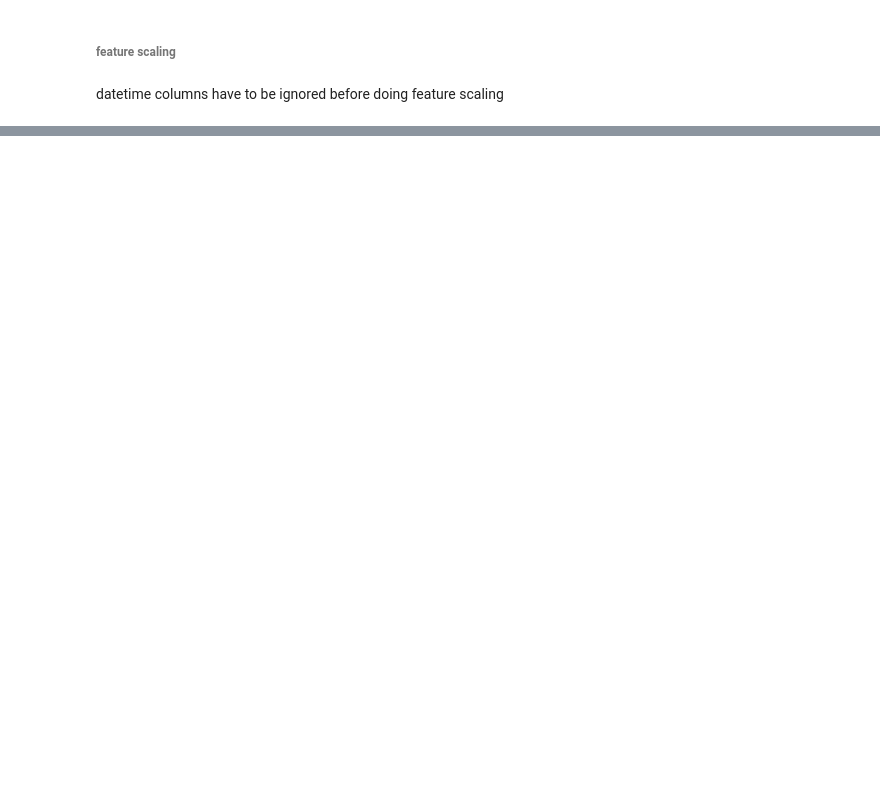
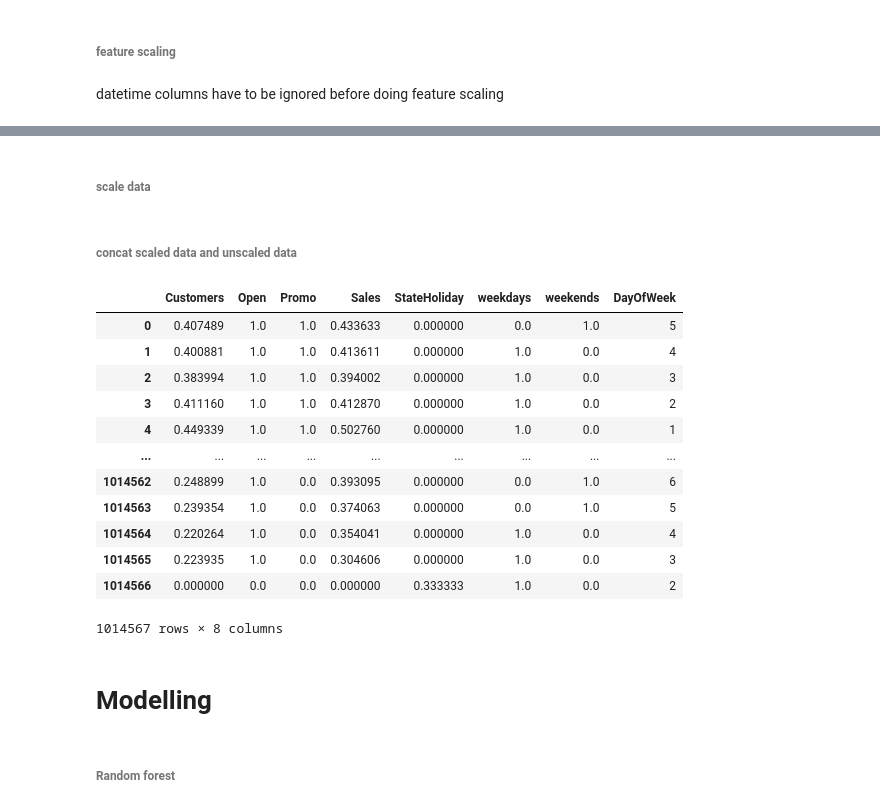
Before and after one commit to skevin-dev/Pharmaceutical_Sales_prediction, a Jupyter notebook: Notebooks/Data _pre-processing & Modelling .ipynb, the cells around one changed output, grey strips where cells are left out. Drawn from its saved outputs; the diff is of its cells as text; code cells hidden in the pictures; blank space fills up the shorter version.

```diff
--- a/Notebooks/Data _pre-processing & Modelling .ipynb
+++ b/Notebooks/Data _pre-processing & Modelling .ipynb
@@ -209,0 +191,2 @@ rf_model = RandomForest_pipeline.fit(X_train,y_train)
+# %% [markdown]
+###### scale data
@@ -209,0 +196,23 @@ rf_model = RandomForest_pipeline.fit(X_train,y_train)
+# %% [markdown]
+###### concat scaled data and unscaled data
+# %%
+train_transformed  = pd.concat([train_df_no_datetime,train_df[separate_columns(train_df)[1]]],axis=1)
+
+# test_transformed = pd.concat([test_df_no_datetime,train_df[separate_columns(test_df)[1]]],axis=1)
+train_transformed
+# %% [output]
+|  | Customers | Open | Promo | Sales | StateHoliday | weekdays | weekends | DayOfWeek |
+| 0 | 0.407489 | 1.0 | 1.0 | 0.433633 | 0.000000 | 0.0 | 1.0 | 5 |
+| 1 | 0.400881 | 1.0 | 1.0 | 0.413611 | 0.000000 | 1.0 | 0.0 | 4 |
+| 2 | 0.383994 | 1.0 | 1.0 | 0.394002 | 0.000000 | 1.0 | 0.0 | 3 |
+| 3 | 0.411160 | 1.0 | 1.0 | 0.412870 | 0.000000 | 1.0 | 0.0 | 2 |
+| 4 | 0.449339 | 1.0 | 1.0 | 0.502760 | 0.000000 | 1.0 | 0.0 | 1 |
+| ... | ... | ... | ... | ... | ... | ... | ... | ... |
+| 1014562 | 0.248899 | 1.0 | 0.0 | 0.393095 | 0.000000 | 0.0 | 1.0 | 6 |
+| 1014563 | 0.239354 | 1.0 | 0.0 | 0.374063 | 0.000000 | 0.0 | 1.0 | 5 |
+| 1014564 | 0.220264 | 1.0 | 0.0 | 0.354041 | 0.000000 | 1.0 | 0.0 | 4 |
+| 1014565 | 0.223935 | 1.0 | 0.0 | 0.304606 | 0.000000 | 1.0 | 0.0 | 3 |
+| 1014566 | 0.000000 | 0.0 | 0.0 | 0.000000 | 0.333333 | 1.0 | 0.0 | 2 |
+1014567 rows × 8 columns
+# %% [markdown]
+# Modelling
@@ -209,0 +221,2 @@ rf_model = RandomForest_pipeline.fit(X_train,y_train)
+# %% [markdown]
+###### Random forest
```
Also changed, not shown: parts of 37 cells of this notebook, 2 other files.
